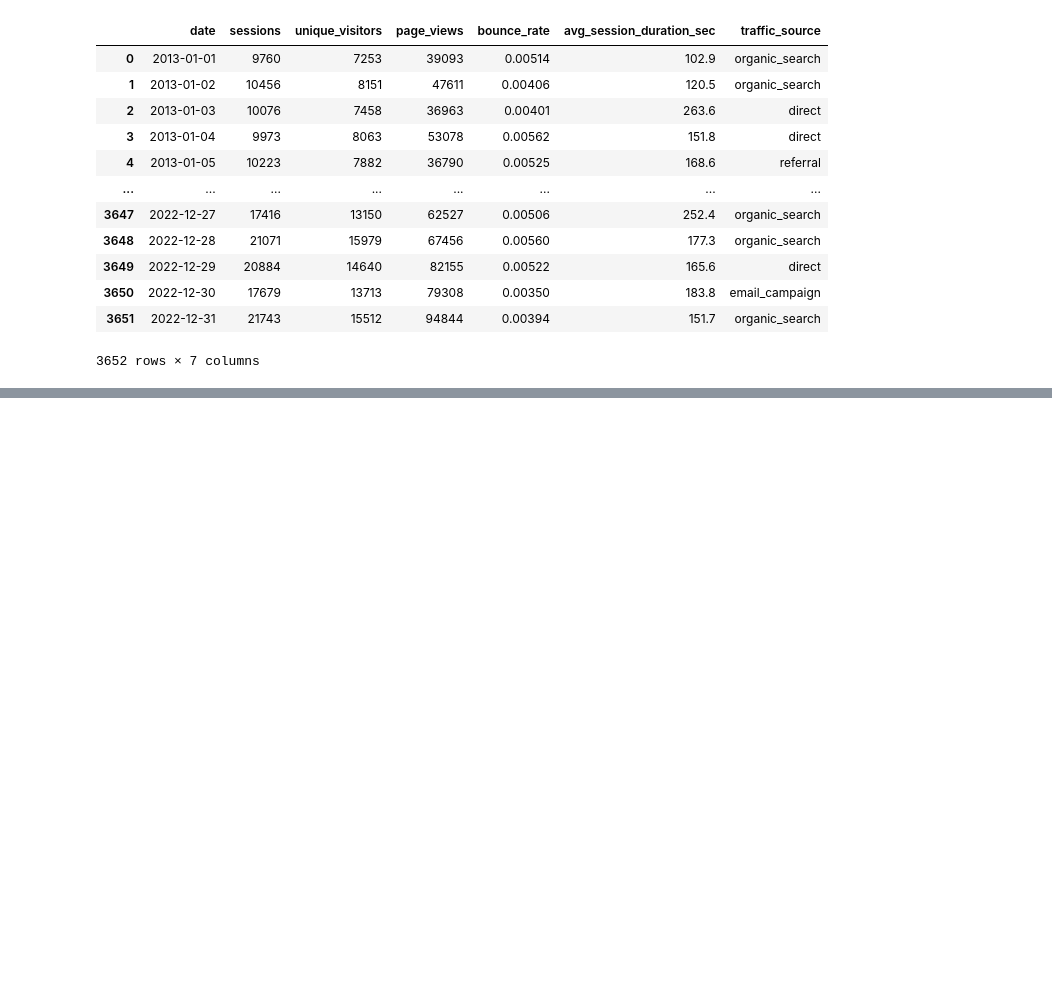
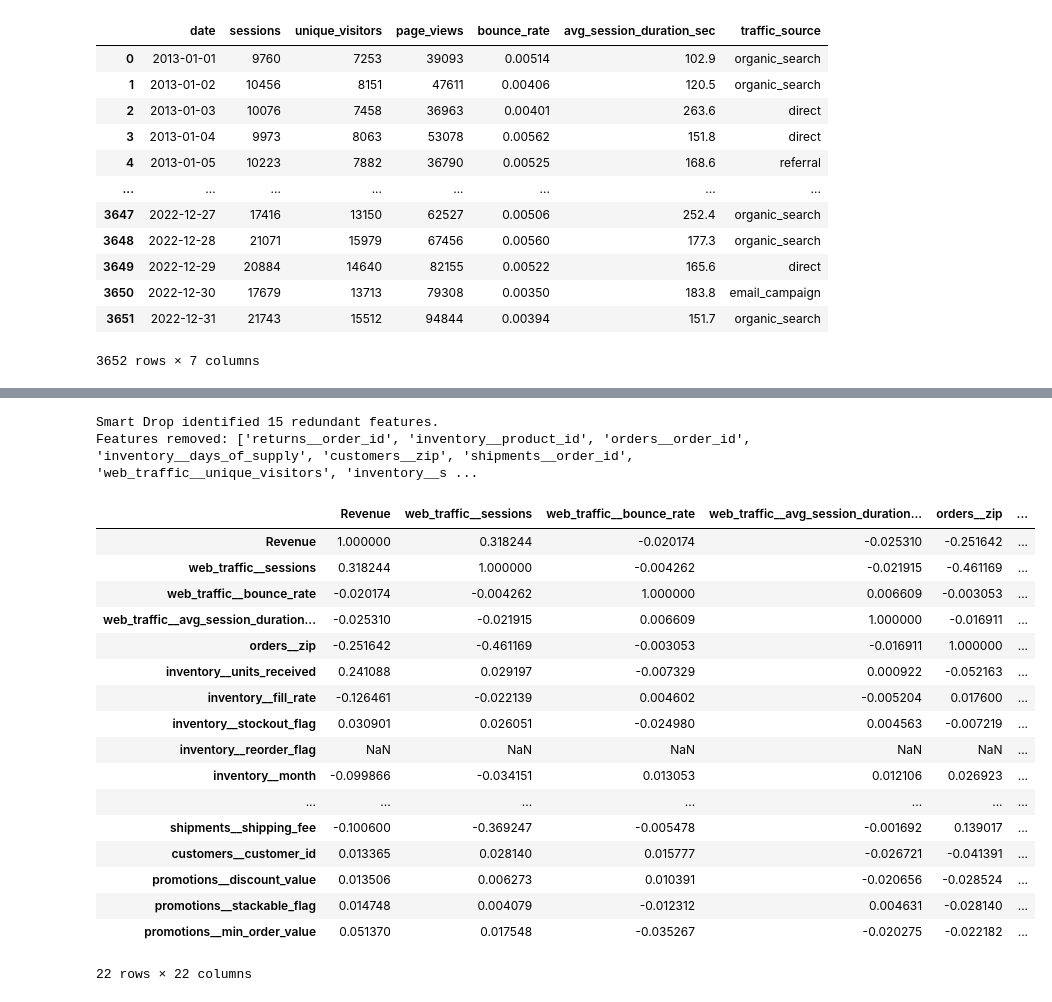
Before and after one commit to lkbminh/datathon-2026, a Jupyter notebook: notebook.ipynb, the cells around one changed output, grey strips where cells are left out. Drawn from its saved outputs; the diff is of its cells as text; code cells hidden in the pictures; blank space fills up the shorter version.

```diff
--- a/notebook.ipynb
+++ b/notebook.ipynb
@@ -48,0 +123,66 @@ files['web_traffic']['date'] = pd.to_datetime(files['web_traffic']['date'])
+# %%
+
+# 1. Setup
+threshold = 0.75
+target = 'Revenue'
+
+# 2. Get the full absolute correlation matrix
+# We need the full matrix to check against Revenue later
+abs_corr = daily.drop(columns=['Date']).corr().abs()
+
+# 3. Identify pairs that exceed the threshold
+# We use the upper triangle to avoid checking (A,B) and then (B,A)
+upper_tri = abs_corr.where(np.triu(np.ones(abs_corr.shape), k=1).astype(bool))
+
+to_drop = set()
+
+for column in upper_tri.columns:
+    # Find which rows in this column are above the threshold
+    correlated_with_col = upper_tri.index[upper_tri[column] > threshold].tolist()
+
+    for row_feature in correlated_with_col:
+        # Skip if either is the target (we never want to drop Revenue)
+        if column == target or row_feature == target:
+            continue
+
+        # Compare their relationship with Revenue
+        corr_col_to_target = abs_corr.loc[column, target]
+        corr_row_to_target = abs_corr.loc[row_feature, target]
+
+        # Add the "weaker" feature to the drop set
+        if corr_col_to_target < corr_row_to_target:
+            to_drop.add(column)
+        else:
+            to_drop.add(row_feature)
+
+# 4. Final cleaning
+final_daily = daily.drop(columns=list(to_drop))
+
+print(f"Smart Drop identified {len(to_drop)} redundant features.")
+print(f"Features removed: {list(to_drop)}")
+# %% [output]
+Smart Drop identified 15 redundant features.
+Features removed: ['returns__order_id', 'inventory__product_id', 'orders__order_id', 'inventory__days_of_supply', 'customers__zip', 'shipments__order_id', 'web_traffic__unique_visitors', 'inventory__s ...
+# %%
+corr_final = final_daily.corr(numeric_only=True)
+# %%
+corr_final
+# %% [output]
+|  | Revenue | web_traffic__sessions | web_traffic__bounce_rate | web_traffic__avg_session_duration... | orders__zip | ... |
+| Revenue | 1.000000 | 0.318244 | -0.020174 | -0.025310 | -0.251642 | ... |
+| web_traffic__sessions | 0.318244 | 1.000000 | -0.004262 | -0.021915 | -0.461169 | ... |
+| web_traffic__bounce_rate | -0.020174 | -0.004262 | 1.000000 | 0.006609 | -0.003053 | ... |
+| web_traffic__avg_session_duration... | -0.025310 | -0.021915 | 0.006609 | 1.000000 | -0.016911 | ... |
+| orders__zip | -0.251642 | -0.461169 | -0.003053 | -0.016911 | 1.000000 | ... |
+| inventory__units_received | 0.241088 | 0.029197 | -0.007329 | 0.000922 | -0.052163 | ... |
+| inventory__fill_rate | -0.126461 | -0.022139 | 0.004602 | -0.005204 | 0.017600 | ... |
+| inventory__stockout_flag | 0.030901 | 0.026051 | -0.024980 | 0.004563 | -0.007219 | ... |
+| inventory__reorder_flag | NaN | NaN | NaN | NaN | NaN | ... |
+| inventory__month | -0.099866 | -0.034151 | 0.013053 | 0.012106 | 0.026923 | ... |
+| ... | ... | ... | ... | ... | ... | ... |
+| shipments__shipping_fee | -0.100600 | -0.369247 | -0.005478 | -0.001692 | 0.139017 | ... |
+| customers__customer_id | 0.013365 | 0.028140 | 0.015777 | -0.026721 | -0.041391 | ... |
+| promotions__discount_value | 0.013506 | 0.006273 | 0.010391 | -0.020656 | -0.028524 | ... |
+| promotions__stackable_flag | 0.014748 | 0.004079 | -0.012312 | 0.004631 | -0.028140 | ... |
+| promotions__min_order_value | 0.051370 | 0.017548 | -0.035267 | -0.020275 | -0.022182 | ... |
+22 rows × 22 columns
```
Also changed, not shown: parts of 12 cells of this notebook.
